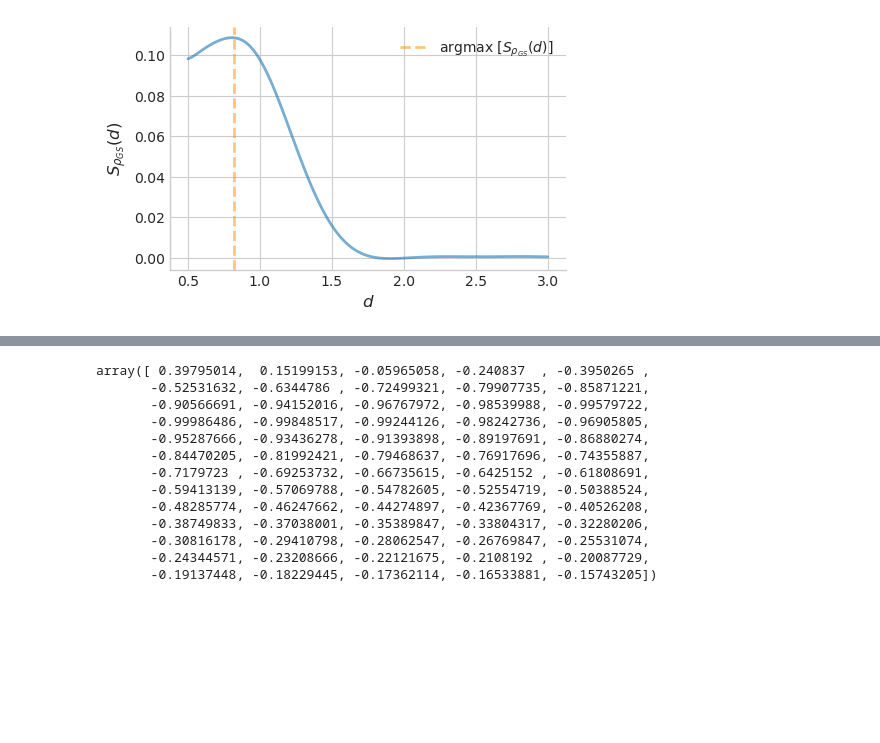
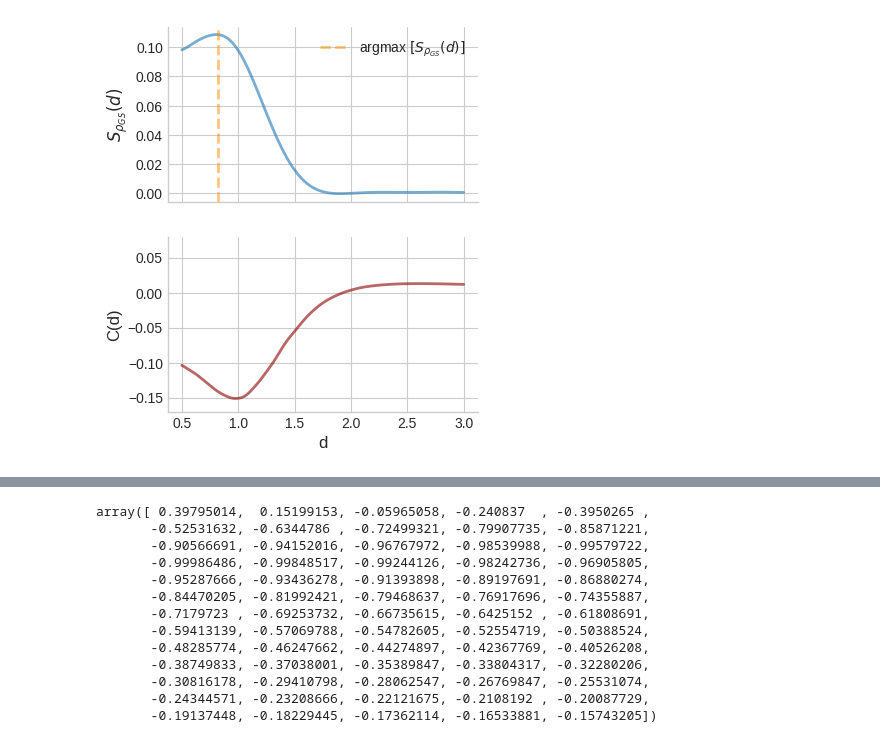
Before and after one commit to MatthieuSarkis/Long-range-intermolecular-interactions-on-a-continuous-variable-quantum-computer, a Jupyter notebook: plot_alternate.ipynb, the cells around one changed output, grey strips where cells are left out. Cells and saved outputs as stored; diff of their text form; code cells hidden in the pictures; blank space fills up the shorter version.

Commit message:
improve figures start working on draft

```diff
--- a/plot_alternate.ipynb
+++ b/plot_alternate.ipynb
@@ -183,39 +409,55 @@ def plot_entropy(
     distance_array: np.ndarray,
     entropy_array: np.ndarray
 ) -> None:
 
-    fig, axes = plt.subplots(nrows=1, ncols=1)
+    fig, axes = plt.subplots(nrows=2, ncols=1, sharex=True, figsize=(4,5))
     #axes.scatter(distance_array[4:], binding_energy_array[4:], s=10)
     #axes.scatter(
     #    distance_array[start::3],
     #    entropy_array[start::3],
     #    s=20,
     #    c='darkblue',
     #    marker='*',
     #    alpha=0.3
     #)
-    line0, = axes.plot(
+    line0, = axes[0].plot(
         np.linspace(0.5, 3.0, 100),
         [entropy_fit(r) for r in np.linspace(0.5, 3.0, 100)],
         alpha=0.6,
         #label=r'$S(\rho_{GS}(d))$',
 
         #linewidth=2
     )
 
-    axes.set_xlabel(r'$d$')
-    axes.set_ylabel(r'$S_{\rho_{GS}}(d)$')
-    axes.grid(True)
+    line1, = axes[1].plot(
+        np.linspace(0.5, 3.0, 100),
+        [correlation_fit(r) for r in np.linspace(0.5, 3.0, 100)],
+        c='darkred',
+        alpha=0.6,
+        #label='Correlation coefficients',
+        linewidth=2
+    )
+
+    #axes[0].set_xlabel(r'$d$')
+    axes[0].set_ylabel(r'$S_{\rho_{GS}}(d)$')
+    axes[0].grid(True)
     #axes.set_title('Entanglement entropy')
 
-    line1 = axes.axvline(x=0.81758794, label=r'argmax $[S_{\rho_{GS}}(d)]$', linestyle = 'dashed', color = 'darkorange', alpha=0.5)
-    axes.legend(handles=[line0, line1])
+    line2 = axes[0].axvline(x=0.81758794, label=r'argmax $[S_{\rho_{GS}}(d)]$', linestyle = 'dashed', color = 'darkorange', alpha=0.5)
+    axes[0].legend(handles=[line0, line2])
 
-    plt.savefig('./plottini/Ent.pdf', dpi=300, transparent=False, bbox_inches='tight')
+    axes[1].legend(handles=[line1])
+    axes[1].set_xlabel(r'd')
+    axes[1].set_ylabel(r'C(d)')
+    axes[1].set_ylim(-0.17, 0.08)
+    axes[1].grid(True)
+
+
+    plt.savefig(os.path.join(plots_path, 'entropy_correlation.pdf'), dpi=300, transparent=False, bbox_inches='tight')
 
 plot_entropy(
     distance_array=distances[start:],
     entropy_array=entropy_array[angle_idx, start:]
 )
 # %% [output]
-[figure, old version]
+[figure, new version]
```
Also changed, not shown: parts of 17 cells of this notebook, 14 other files.
